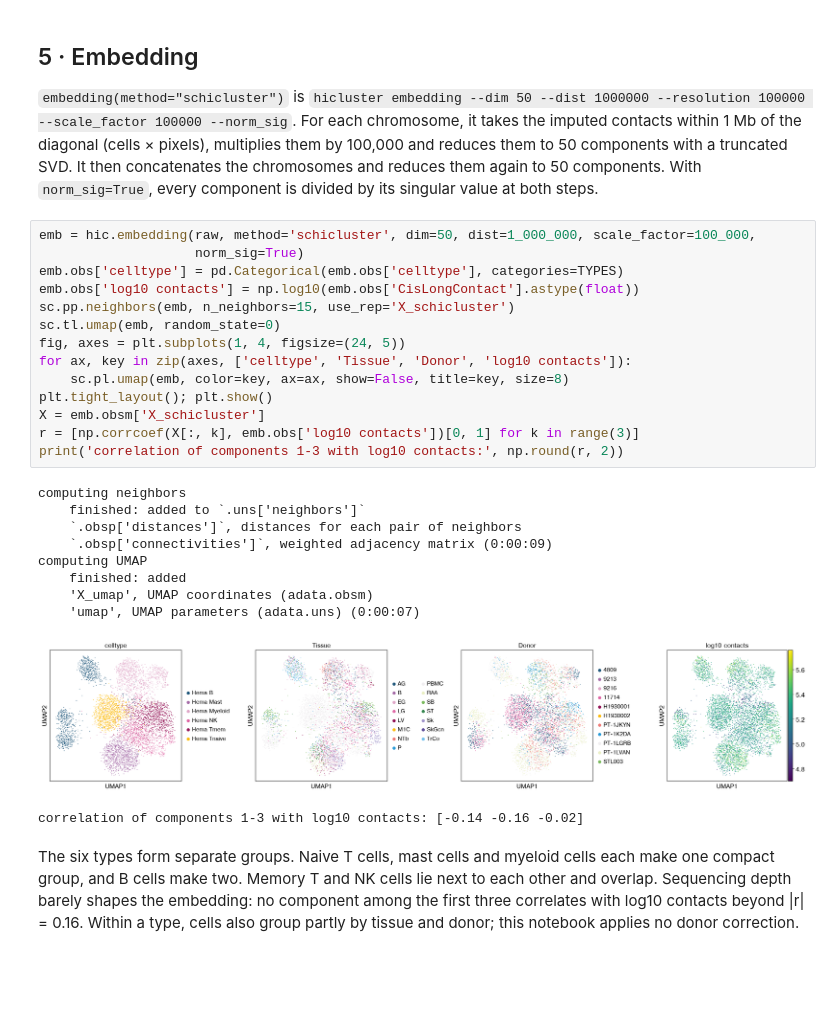
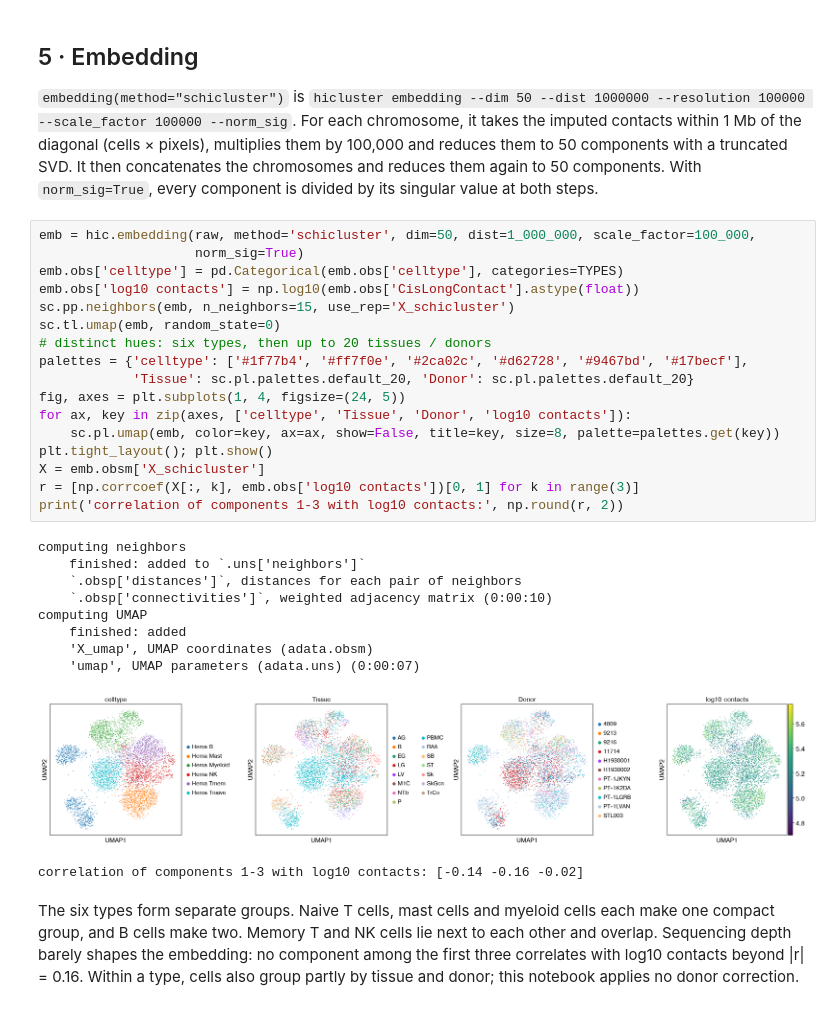
Before and after one commit to aristoteleo/epione, a Jupyter notebook: epione_guide/tutorials/single/t_sc_hic_embedding.ipynb, the cells around one changed output. Cells and saved outputs as stored; diff of their text form; blank space fills up the shorter version.

```diff
--- a/epione_guide/tutorials/single/t_sc_hic_embedding.ipynb
+++ b/epione_guide/tutorials/single/t_sc_hic_embedding.ipynb
@@ -149,27 +149,30 @@ singular value at both steps.
 # %%
 emb = hic.embedding(raw, method='schicluster', dim=50, dist=1_000_000, scale_factor=100_000,
                     norm_sig=True)
 emb.obs['celltype'] = pd.Categorical(emb.obs['celltype'], categories=TYPES)
 emb.obs['log10 contacts'] = np.log10(emb.obs['CisLongContact'].astype(float))
 sc.pp.neighbors(emb, n_neighbors=15, use_rep='X_schicluster')
 sc.tl.umap(emb, random_state=0)
+# distinct hues: six types, then up to 20 tissues / donors
+palettes = {'celltype': ['#1f77b4', '#ff7f0e', '#2ca02c', '#d62728', '#9467bd', '#17becf'],
+            'Tissue': sc.pl.palettes.default_20, 'Donor': sc.pl.palettes.default_20}
 fig, axes = plt.subplots(1, 4, figsize=(24, 5))
 for ax, key in zip(axes, ['celltype', 'Tissue', 'Donor', 'log10 contacts']):
-    sc.pl.umap(emb, color=key, ax=ax, show=False, title=key, size=8)
+    sc.pl.umap(emb, color=key, ax=ax, show=False, title=key, size=8, palette=palettes.get(key))
 plt.tight_layout(); plt.show()
 X = emb.obsm['X_schicluster']
 r = [np.corrcoef(X[:, k], emb.obs['log10 contacts'])[0, 1] for k in range(3)]
 print('correlation of components 1-3 with log10 contacts:', np.round(r, 2))
 # %% [output]
 computing neighbors
     finished: added to `.uns['neighbors']`
     `.obsp['distances']`, distances for each pair of neighbors
-    `.obsp['connectivities']`, weighted adjacency matrix (0:00:09)
+    `.obsp['connectivities']`, weighted adjacency matrix (0:00:10)
 computing UMAP
     finished: added
     'X_umap', UMAP coordinates (adata.obsm)
     'umap', UMAP parameters (adata.uns) (0:00:07)
-[figure, old version]
+[figure, new version]
 correlation of components 1-3 with log10 contacts: [-0.14 -0.16 -0.02]
 # %% [markdown]
 The six types form separate groups. Naive T cells, mast cells and myeloid
```
Also changed, not shown: parts of 2 cells of this notebook, 1 other file.
